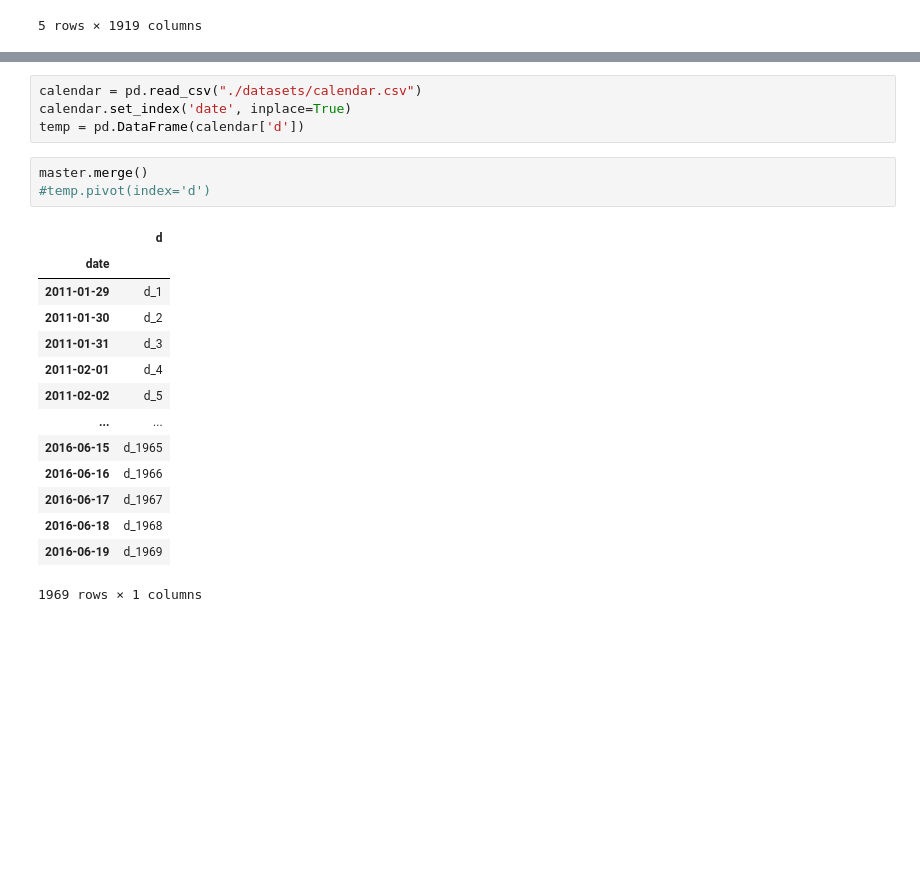
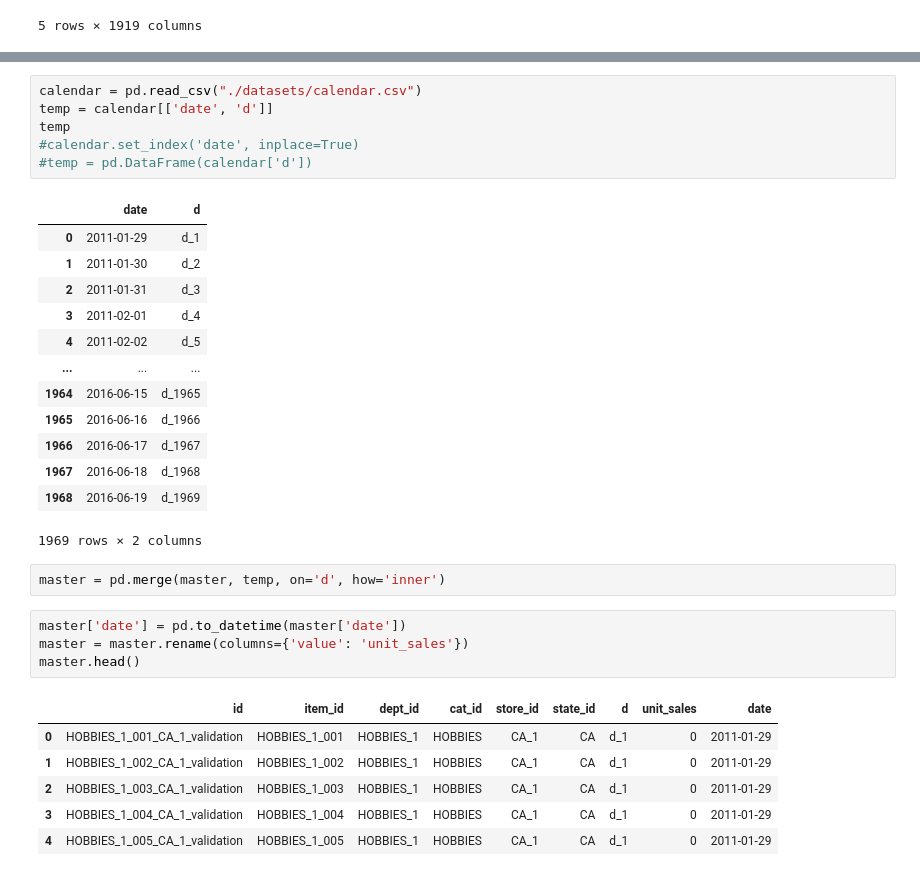
Before and after one commit to cpglenn/m5-forecasting-accuracy, a Jupyter notebook: master.ipynb, the cells around one changed output, grey strips where cells are left out. Saved outputs shown, nothing was run; the diff lists cells and outputs as text; blank space fills up the shorter version.

```diff
--- a/master.ipynb
+++ b/master.ipynb
@@ -41,22 +29,33 @@ master = sales_train_validation.melt(id_vars=['id', 'item_id', 'dept_id', 'cat_i
 # %%
 calendar = pd.read_csv("./datasets/calendar.csv")
-calendar.set_index('date', inplace=True)
-temp = pd.DataFrame(calendar['d'])
+temp = calendar[['date', 'd']]
+temp
+#calendar.set_index('date', inplace=True)
+#temp = pd.DataFrame(calendar['d'])
+# %% [output]
+|  | date | d |
+| 0 | 2011-01-29 | d_1 |
+| 1 | 2011-01-30 | d_2 |
+| 2 | 2011-01-31 | d_3 |
+| 3 | 2011-02-01 | d_4 |
+| 4 | 2011-02-02 | d_5 |
+| ... | ... | ... |
+| 1964 | 2016-06-15 | d_1965 |
+| 1965 | 2016-06-16 | d_1966 |
+| 1966 | 2016-06-17 | d_1967 |
+| 1967 | 2016-06-18 | d_1968 |
+| 1968 | 2016-06-19 | d_1969 |
+1969 rows × 2 columns
 # %%
-master.merge()
-#temp.pivot(index='d')
+master = pd.merge(master, temp, on='d', how='inner')
-# %% [output]
-|  | d |
-| date |  |
-| 2011-01-29 | d_1 |
-| 2011-01-30 | d_2 |
-| 2011-01-31 | d_3 |
-| 2011-02-01 | d_4 |
-| 2011-02-02 | d_5 |
-| ... | ... |
-| 2016-06-15 | d_1965 |
-| 2016-06-16 | d_1966 |
-| 2016-06-17 | d_1967 |
-| 2016-06-18 | d_1968 |
-| 2016-06-19 | d_1969 |
-1969 rows × 1 columns
+# %%
+master['date'] = pd.to_datetime(master['date'])
+master = master.rename(columns={'value': 'unit_sales'})
+master.head()
+# %% [output]
+|  | id | item_id | dept_id | cat_id | store_id | state_id | d | unit_sales | date |
+| 0 | HOBBIES_1_001_CA_1_validation | HOBBIES_1_001 | HOBBIES_1 | HOBBIES | CA_1 | CA | d_1 | 0 | 2011-01-29 |
+| 1 | HOBBIES_1_002_CA_1_validation | HOBBIES_1_002 | HOBBIES_1 | HOBBIES | CA_1 | CA | d_1 | 0 | 2011-01-29 |
+| 2 | HOBBIES_1_003_CA_1_validation | HOBBIES_1_003 | HOBBIES_1 | HOBBIES | CA_1 | CA | d_1 | 0 | 2011-01-29 |
+| 3 | HOBBIES_1_004_CA_1_validation | HOBBIES_1_004 | HOBBIES_1 | HOBBIES | CA_1 | CA | d_1 | 0 | 2011-01-29 |
+| 4 | HOBBIES_1_005_CA_1_validation | HOBBIES_1_005 | HOBBIES_1 | HOBBIES | CA_1 | CA | d_1 | 0 | 2011-01-29 |
```
Also changed, not shown: parts of 8 cells of this notebook.
